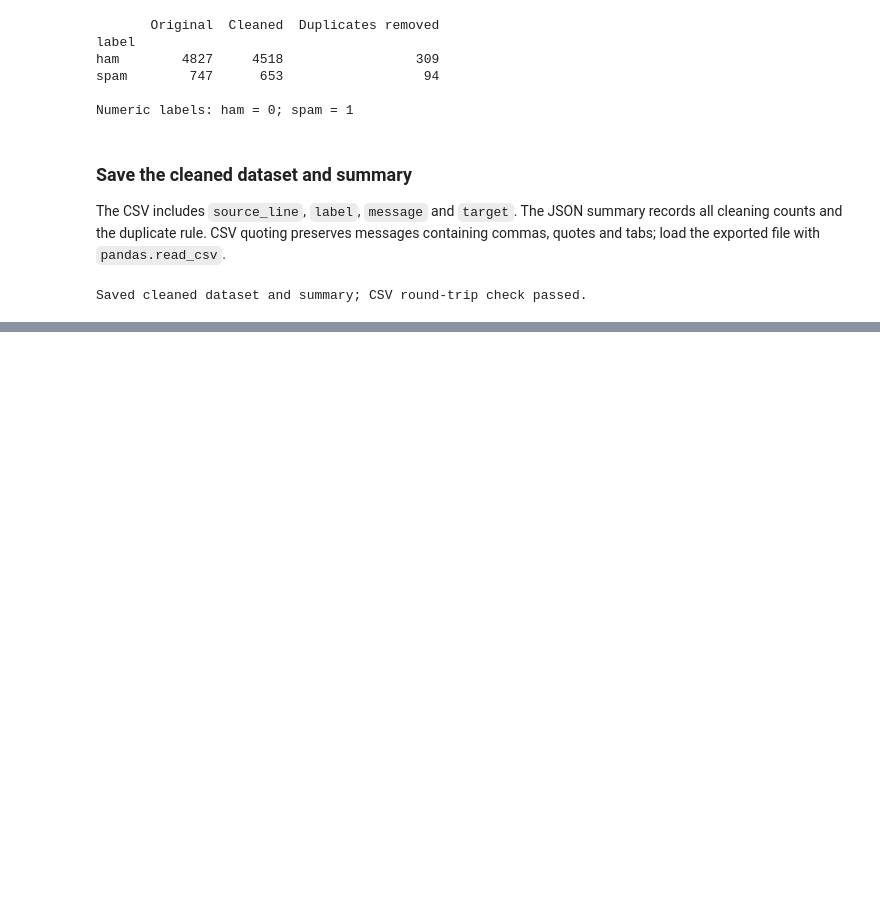
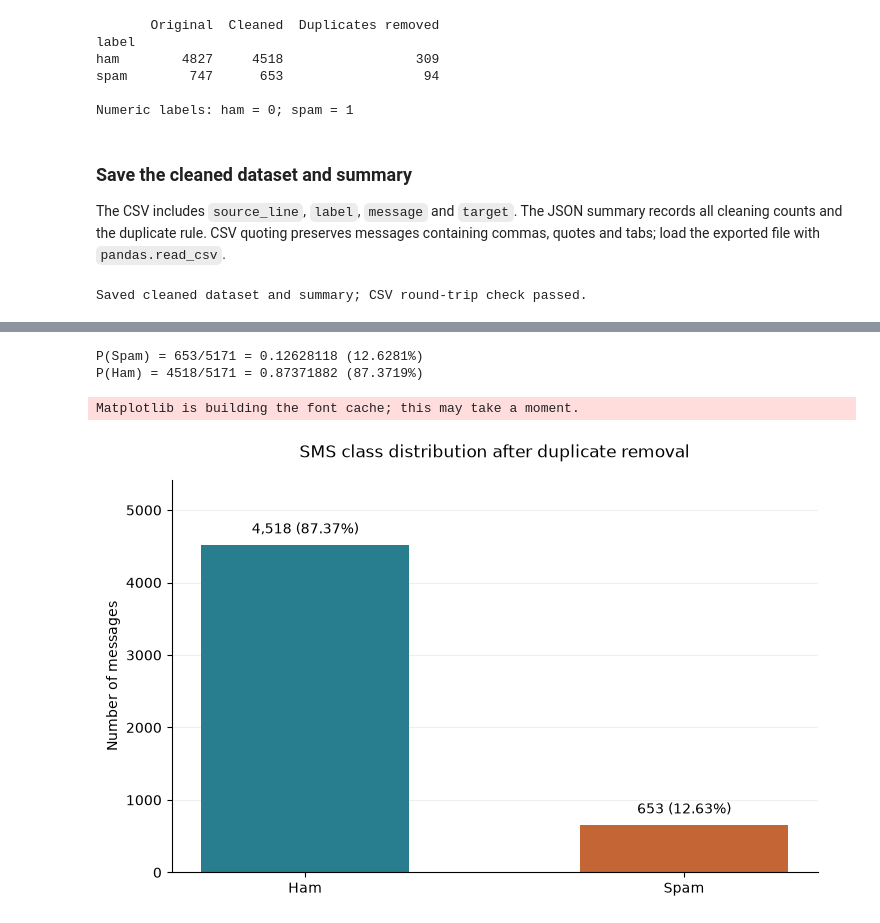
Before and after one commit to 27Kushal/sms-spam-detection, a Jupyter notebook: sms_spam_detection.ipynb, the cells around one changed output, grey strips where cells are left out. Drawn from its saved outputs; the diff is of its cells as text; code cells hidden in the pictures; blank space fills up the shorter version.

Commit message:
feat: add executed probability analysis and class distribution chart

```diff
--- a/sms_spam_detection.ipynb
+++ b/sms_spam_detection.ipynb
@@ -182,0 +247,31 @@ Saved cleaned dataset and summary; CSV round-trip check passed.
+# %%
+word_probabilities, probability_summary = analyze_probabilities(clean)
+N = probability_summary["total_messages"]
+S = probability_summary["spam_messages"]
+H = probability_summary["ham_messages"]
+p = probability_summary["p_spam"]
+print(f"P(Spam) = {S}/{N} = {p:.8f} ({p:.4%})")
+print(f"P(Ham) = {H}/{N} = {probability_summary['p_ham']:.8f} ({probability_summary['p_ham']:.4%})")
+assert np.isclose(probability_summary["p_spam"] + probability_summary["p_ham"], 1.0)
+# %% [output]
+P(Spam) = 653/5171 = 0.12628118 (12.6281%)
+P(Ham) = 4518/5171 = 0.87371882 (87.3719%)
+# %%
+import matplotlib.pyplot as plt
+
+Path("reports/figures").mkdir(parents=True, exist_ok=True)
+fig, ax = plt.subplots(figsize=(7.2, 4.6), layout="constrained")
+bars = ax.bar(["Ham", "Spam"], [H, S], color=["#287D8E", "#C36535"], width=0.55)
+ax.set_title("SMS class distribution after duplicate removal", pad=16)
+ax.set_ylabel("Number of messages")
+ax.set_ylim(0, max(H, S) * 1.2)
+ax.spines[["top", "right"]].set_visible(False)
+ax.set_axisbelow(True)
+ax.yaxis.grid(True, alpha=0.2)
+ax.bar_label(bars, labels=[f"{H:,} ({H/N:.2%})", f"{S:,} ({S/N:.2%})"], padding=6)
+fig.savefig("reports/figures/class_distribution.png", dpi=180)
+plt.show()
+plt.close(fig)
+# %% [output]
+Matplotlib is building the font cache; this may take a moment.
+[figure, added]
```
Also changed, not shown: parts of 8 cells of this notebook, 3 other files.
